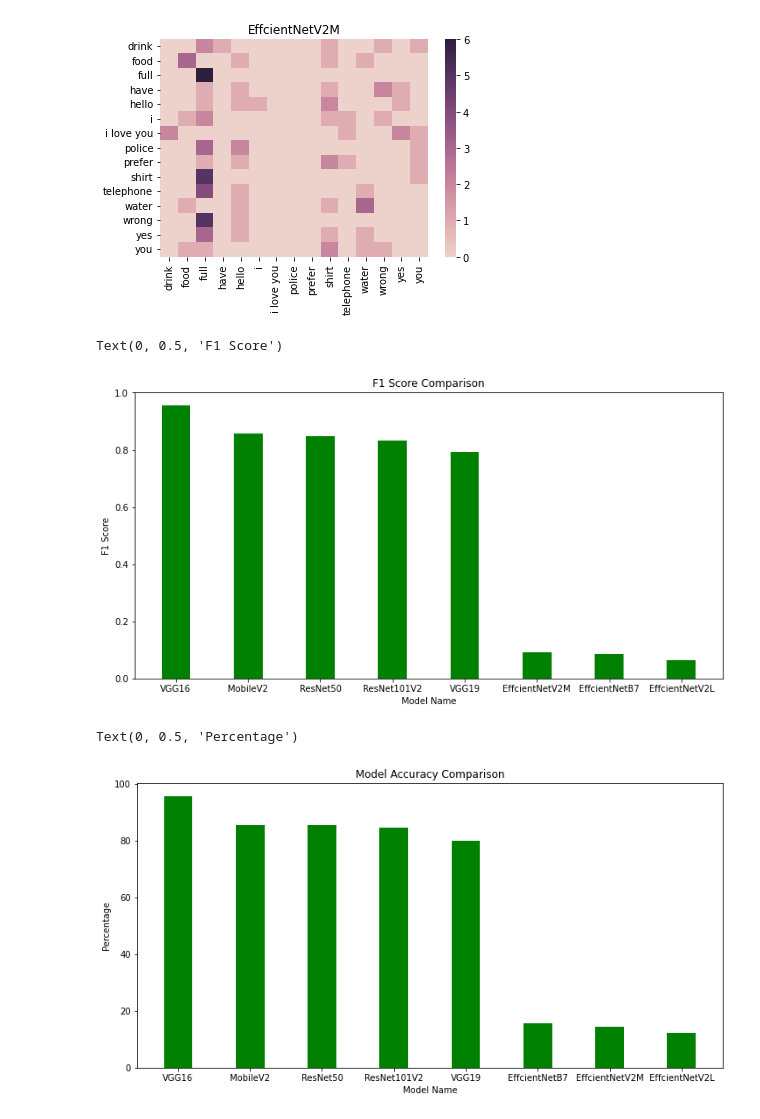
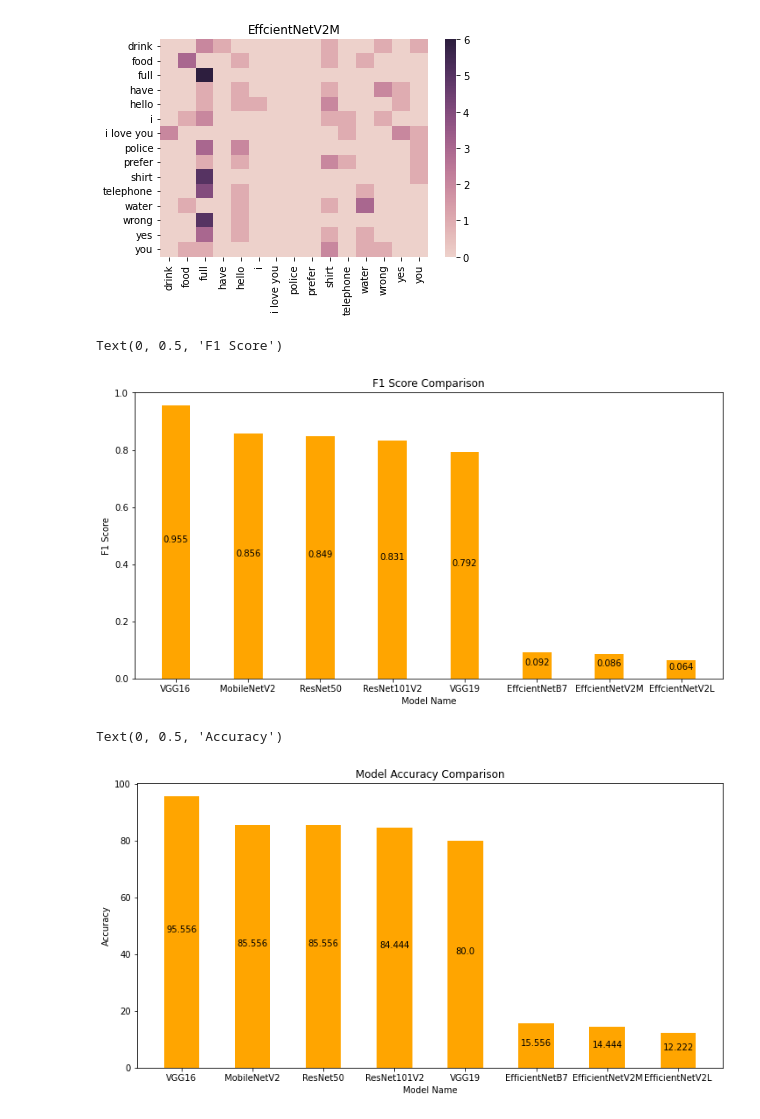
Before and after one commit to magdi74/SignLanguageDetection-GraduationProject2023, a Jupyter notebook: NoteBooks/Testing_models .ipynb, the cells around one changed output. Cells and saved outputs as stored; diff of their text form; code cells hidden in the pictures.

Commit message:
updated Testing models

```diff
--- a/NoteBooks/Testing_models.ipynb
+++ b/NoteBooks/Testing_models .ipynb
@@ -233,6 +234,23 @@ for i in range(len(outputss)):
 [figure]
 [figure]
 [figure]
+# %%
+# function to add value labels
+def addlabels(x,y):
+    for i in range(len(x)):
+        plt.text(i, y[i]/2, round(y[i],3), ha = 'center')
+# %%
+def index_to_model(i):
+  x = ""
+  if i==0:
+    x = "VGG16"
+  elif i == 1:
+    x = "ResNet50V2"
+  elif i == 2:
+    x = "MobileNetV2"
+  else:
+    x = "InceptionV3"
+  return x
 # %%
 #plotting the f1-score comparison
 x = []
@@ -270,0 +291,13 @@ Text(0, 0.5, 'Percentage')
+# %%
+from sklearn.metrics import precision_recall_fscore_support
+pre =[]
+rec = []
+
+for i in range(len(outputss)):
+  precision, recall, f1, _ = precision_recall_fscore_support(y_test_old, outputss[i], average='weighted')
+  pre.append((index_to_model(i),precision))
+  rec.append((index_to_model(i),recall))
+
+#for debugging
+# print(pre)
+# print(rec)
@@ -642,7 +707,7 @@ for i in range(len(outputss)):
 # %%
 #plotting the f1-score comparison
 x = []
-y = ["VGG16","MobileV2","ResNet50","ResNet101V2","VGG19","EffcientNetV2M","EffcientNetB7","EffcientNetV2L"]
+y = ["VGG16","MobileNetV2","ResNet50","ResNet101V2","VGG19","EffcientNetB7","EffcientNetV2M","EffcientNetV2L"]
 
 for i in range(len(outputss)):
   # print(str(my_titles[i])+" Model Accuracy =\t"+str(f1_score(y_test, outputss[i], average='macro')))
@@ -651,30 +716,33 @@ for i in range(len(outputss)):
 x.sort(reverse=True)
 plt.figure(figsize=(12,6))
 plt.title("F1 Score Comparison")
-plt.bar(y,x,0.4,color = "green")
+plt.bar(y,x,0.4,color = "orange")
+addlabels(y,x)
+
 plt.xlabel("Model Name")
 plt.ylabel("F1 Score")
 # %% [output]
 Text(0, 0.5, 'F1 Score')
-[figure, old version]
+[figure, new version]
 # %%
 #plotting accuracy score comparison
 x = []
-y = ["VGG16","MobileV2","ResNet50","ResNet101V2","VGG19","EffcientNetB7","EffcientNetV2M","EffcientNetV2L"]
+y = ["VGG16","MobileNetV2","ResNet50","ResNet101V2","VGG19","EfficientNetB7","EfficientNetV2M","EfficientNetV2L"]
 
 for i in range(len(outputss)):
   # print(str(my_titles[i])+" Model Accuracy =\t"+str(accuracy_score(y_test, outputss[i])))
   x.append(accuracy_score(y_test, outputss[i])*100)
 
 x.sort(reverse=True)
 plt.figure(figsize=(12,6))
+addlabels(y,x)
 plt.title("Model Accuracy Comparison")
-plt.bar(y,x,0.4,color = "green")
+plt.bar(y,x,0.5,color = "Orange")
 plt.xlabel("Model Name")
-plt.ylabel("Percentage")
+plt.ylabel("Accuracy")
 # %% [output]
-Text(0, 0.5, 'Percentage')
+Text(0, 0.5, 'Accuracy')
-[figure, old version]
+[figure, new version]
 # %%
 #plotting the best 3 models accuracy score comparison
 x = []
```
Also changed, not shown: parts of 23 cells of this notebook.
